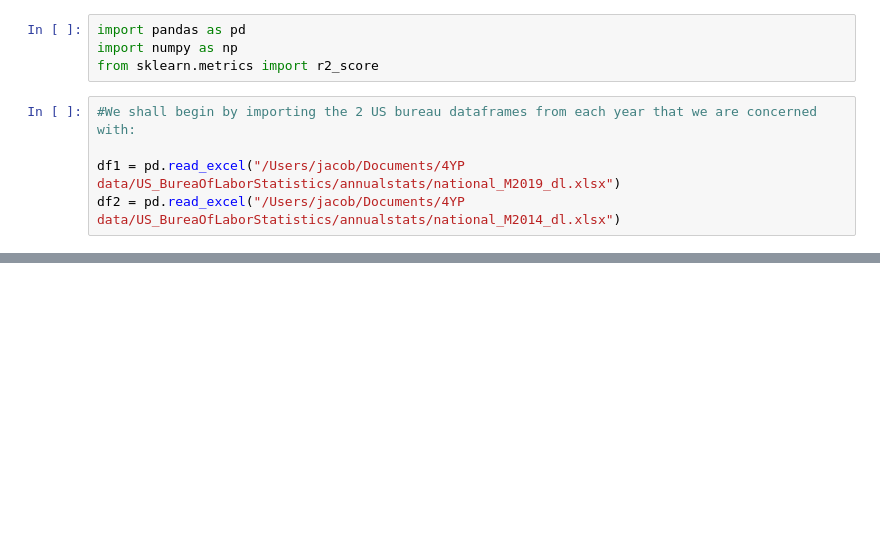
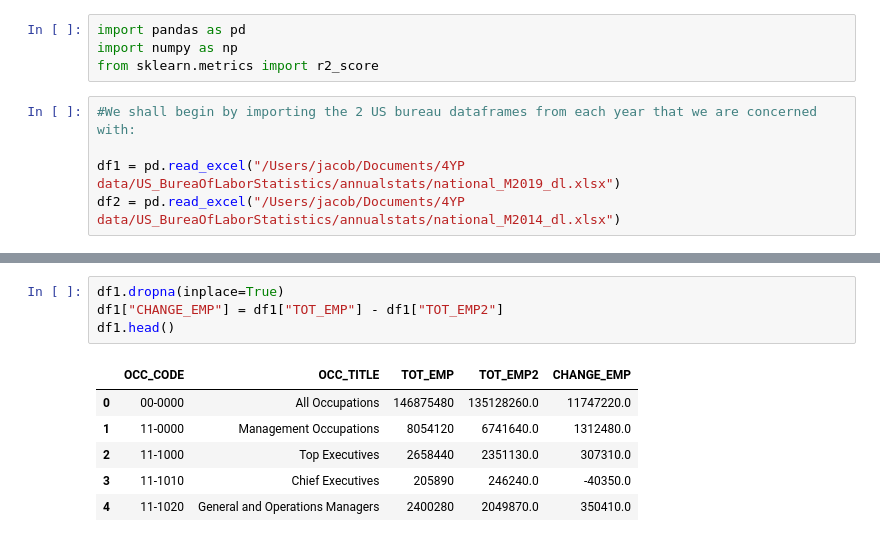
Before and after one commit to JGolub99/Future-of-work, a Jupyter notebook: ONET_18-10-21/regressing_doc.ipynb, the cells around one changed output, grey strips where cells are left out. Saved outputs shown, nothing was run; the diff lists cells and outputs as text; blank space fills up the shorter version.

```diff
--- a/ONET_18-10-21/regressing_doc.ipynb
+++ b/ONET_18-10-21/regressing_doc.ipynb
@@ -26,0 +68,11 @@ ValueError: Must have equal len keys and value when setting with an iterable
+# %%
+df1.dropna(inplace=True)
+df1["CHANGE_EMP"] = df1["TOT_EMP"] - df1["TOT_EMP2"]
+df1.head()
+# %% [output]
+|  | OCC_CODE | OCC_TITLE | TOT_EMP | TOT_EMP2 | CHANGE_EMP |
+| 0 | 00-0000 | All Occupations | 146875480 | 135128260.0 | 11747220.0 |
+| 1 | 11-0000 | Management Occupations | 8054120 | 6741640.0 | 1312480.0 |
+| 2 | 11-1000 | Top Executives | 2658440 | 2351130.0 | 307310.0 |
+| 3 | 11-1010 | Chief Executives | 205890 | 246240.0 | -40350.0 |
+| 4 | 11-1020 | General and Operations Managers | 2400280 | 2049870.0 | 350410.0 |
```
Also changed, not shown: parts of 8 cells of this notebook, 3 other files.
